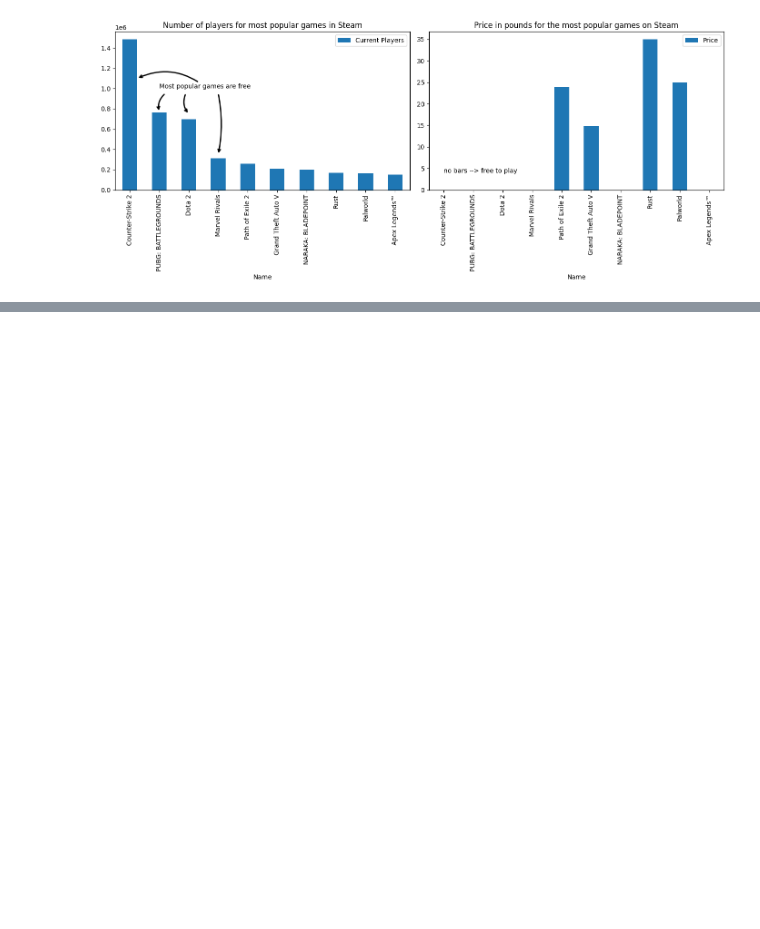
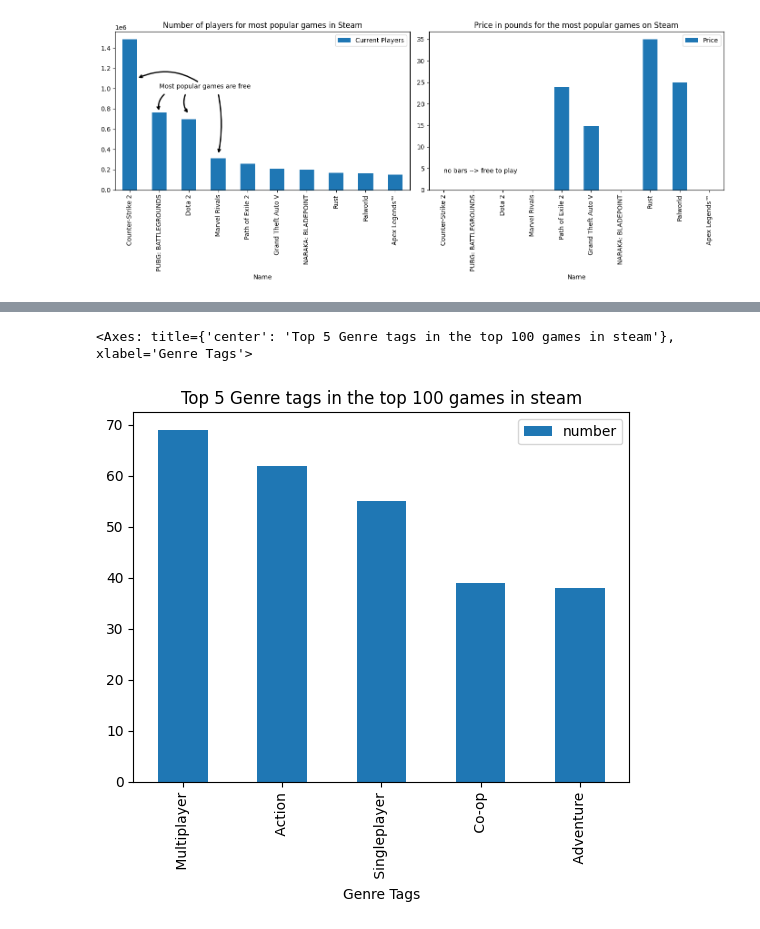
Before and after one commit to REAndreas/Data_Visualization_Andreas_Reinholdsson_DE24, a Jupyter notebook: Exercises/Exercise_0/Exercise_0.ipynb, the cells around one changed output, grey strips where cells are left out. Drawn from its saved outputs; the diff is of its cells as text; code cells hidden in the pictures; blank space fills up the shorter version.

```diff
--- a/Exercises/Exercise_0/Exercise_0.ipynb
+++ b/Exercises/Exercise_0/Exercise_0.ipynb
@@ -273,3 +257,5 @@ plt.tight_layout()
 fig.savefig("figures/subplot_ex0_1.png")
 # %% [output]
 [figure]
+# %%
+steam_genres = df_steam[["Name"]].join(df_steam["Genre Tags"].str.split(",").explode())
@@ -275,0 +280,14 @@ fig.savefig("figures/subplot_ex0_1.png")
+# %%
+top_genres = duckdb.query("""--sql
+        SELECT
+             "Genre Tags", COUNT(*) AS number,
+             from steam_genres
+             GROUP BY "Genre Tags"
+             ORDER BY number
+             DESC
+             """).df()
+# %%
+top_genres.iloc[1:6].plot(kind="bar", x="Genre Tags", y="number", title="Top 5 Genre tags in the top 100 games in steam")
+# %% [output]
+<Axes: title={'center': 'Top 5 Genre tags in the top 100 games in steam'}, xlabel='Genre Tags'>
+[figure, added]
```
Also changed, not shown: parts of 7 cells of this notebook, 13 other files.
